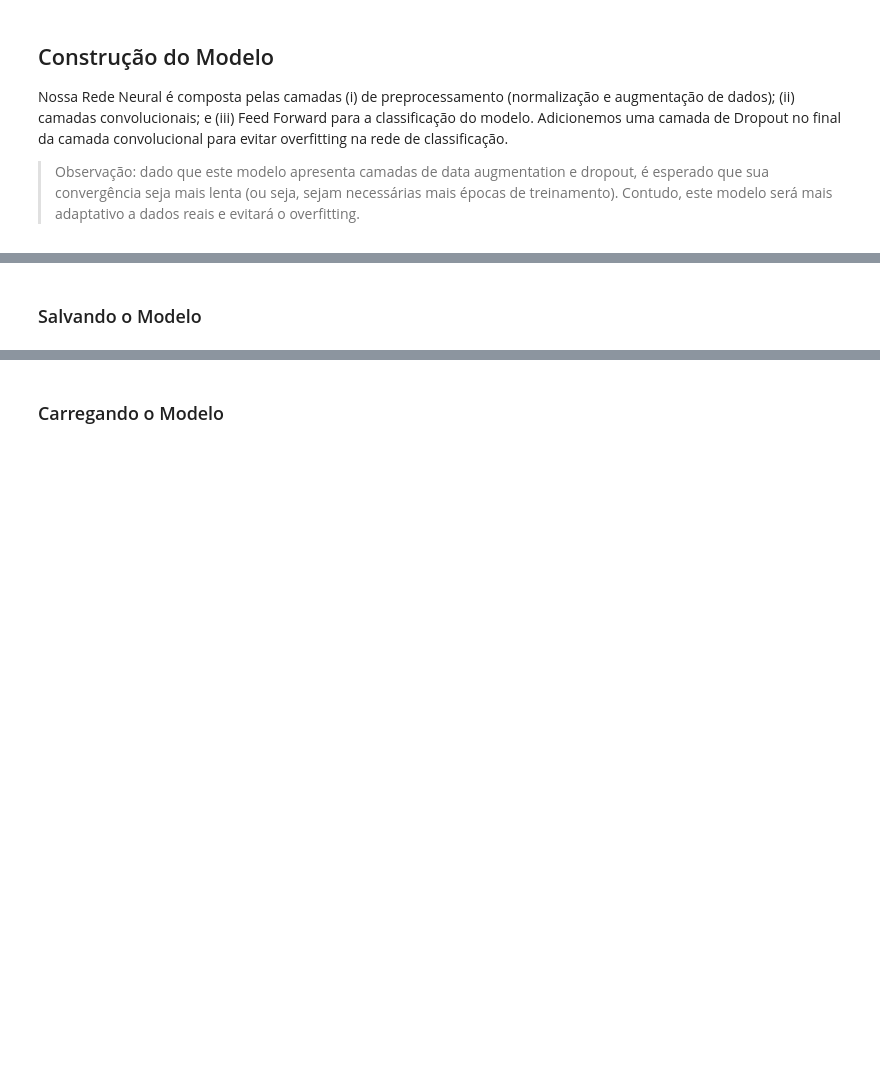
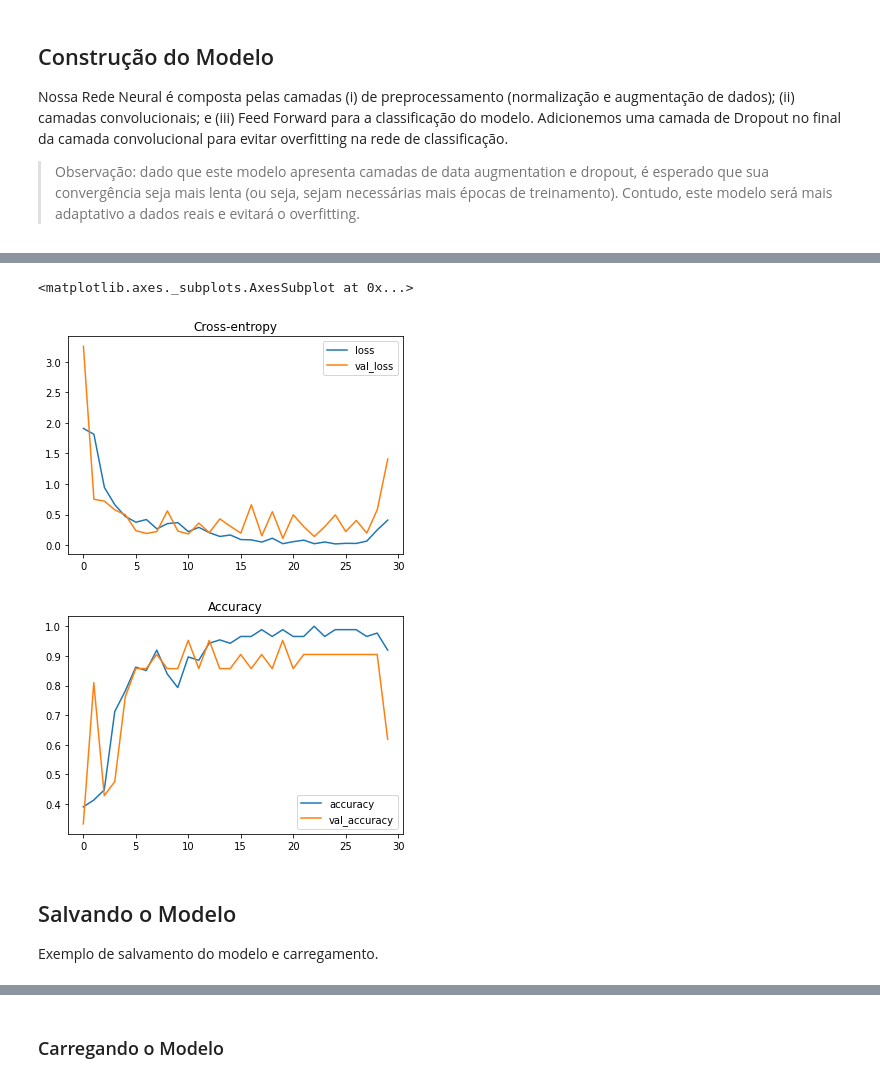
Before and after one commit to leomaurodesenv/kaggle, a Jupyter notebook: jupyter/company_challenge-desafio_de_inteligencia_artificial.ipynb, the cells around one changed output, grey strips where cells are left out. Drawn from its saved outputs; the diff is of its cells as text; code cells hidden in the pictures; blank space fills up the shorter version.

```diff
--- a/jupyter/company_challenge-desafio_de_inteligencia_artificial.ipynb
+++ b/jupyter/company_challenge-desafio_de_inteligencia_artificial.ipynb
@@ -194,23 +205,36 @@ model = Sequential([
   data_augmentation,
   resize_and_rescale,
   # convolutional layers
-  layers.Conv2D(16, 3, padding='same', activation='relu'),
+  layers.Conv2D(128, 3, padding='same', activation='relu'),
+  layers.MaxPooling2D(),
+  layers.Conv2D(64, 3, padding='same', activation='relu'),
   layers.MaxPooling2D(),
   layers.Conv2D(32, 3, padding='same', activation='relu'),
   layers.MaxPooling2D(),
-  layers.Conv2D(64, 3, padding='same', activation='relu'),
-  layers.MaxPooling2D(),
   # feed foward layers
   layers.Flatten(),
-  layers.Dropout(0.1),
+  layers.Dropout(0.3),
+  layers.Dense(256, activation='relu'),
+  layers.Dropout(0.3),
   layers.Dense(128, activation='relu'),
-  layers.Dense(64, activation='relu'),
+  layers.Dropout(0.3),
   layers.Dense(num_classes)
 ])
 
 model.compile(optimizer='adam', loss=tf.keras.losses.SparseCategoricalCrossentropy(from_logits=True), metrics=['accuracy'])
+# %%
+# parada antecipada, para evitar overfitting
+early_stopping = keras.callbacks.EarlyStopping(
+    patience=10,
+    min_delta=0.001,
+    restore_best_weights=True,
+)
 # %%
 %%time
-epochs = 10
-history = model.fit(train_ds, validation_data=val_ds, epochs=epochs)
+history = model.fit(
+    train_ds,
+    validation_data=val_ds,
+    epochs=200,
+    callbacks=[early_stopping]
+)
 # %% [output]
@@ -254,5 +284,15 @@ _________________________________________________________________
+# %%
+history_df = pd.DataFrame(history.history)
+history_df.loc[:, ['loss', 'val_loss']].plot(title="Cross-entropy")
+history_df.loc[:, ['accuracy', 'val_accuracy']].plot(title="Accuracy")
+# %% [output]
+<matplotlib.axes._subplots.AxesSubplot at 0x...>
+[figure, added]
+[figure, added]
 # %% [markdown]
-### Salvando o Modelo
+## Salvando o Modelo
+
+Exemplo de salvamento do modelo e carregamento.
 # %%
 PATH_MODEL = '/content/model_checkpoint'
 model.save(
```
Also changed, not shown: parts of 14 cells of this notebook.
